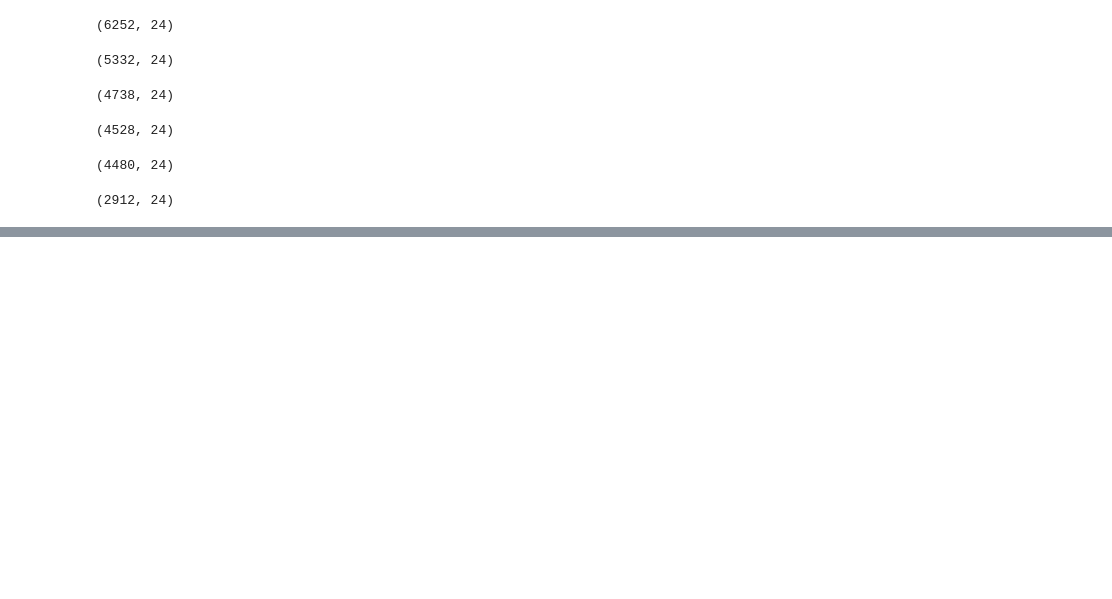
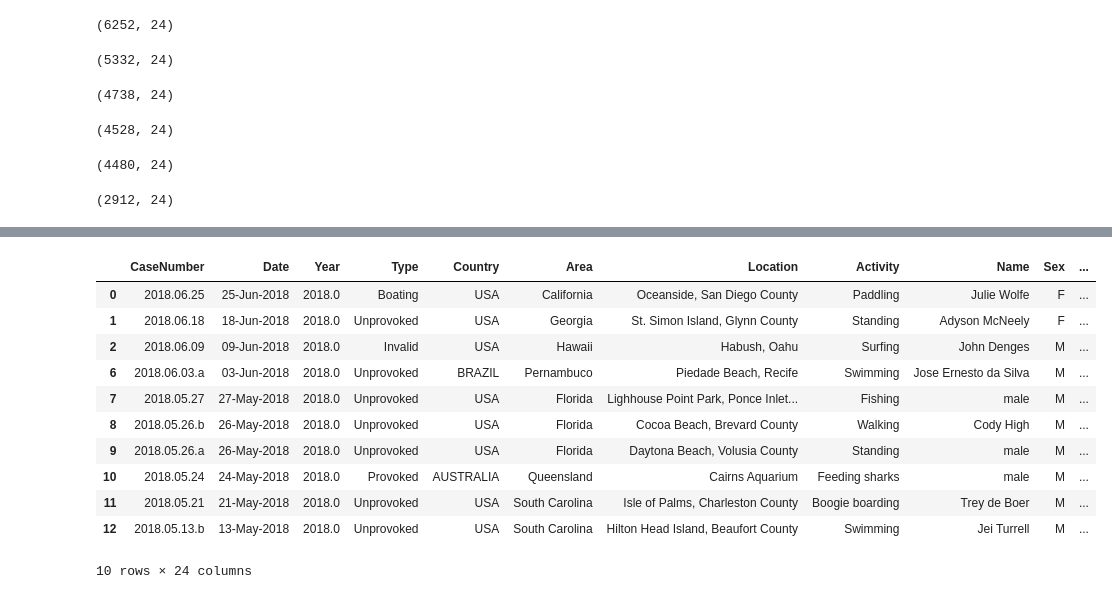
Before and after one commit to LuCostilla/W2_pandas_project_Lucia_Costilla, a Jupyter notebook: Clean.ipynb, the cells around one changed output, grey strips where cells are left out. Saved outputs shown, nothing was run; the diff lists cells and outputs as text; code cells hidden in the pictures; blank space fills up the shorter version.

```diff
--- a/Clean.ipynb
+++ b/Clean.ipynb
@@ -135,0 +153,4 @@ data.shape
+# %%
+#corregir las especies y si no especifíca poner "undefined"
+
+species_mal = list(data.Species.value_counts().index)
@@ -135,0 +276,15 @@ data.shape
+# %%
+data.head(10)
+# %% [output]
+|  | CaseNumber | Date | Year | Type | Country | Area | Location | Activity | Name | Sex | ... |
+| 0 | 2018.06.25 | 25-Jun-2018 | 2018.0 | Boating | USA | California | Oceanside, San Diego County | Paddling | Julie Wolfe | F | ... |
+| 1 | 2018.06.18 | 18-Jun-2018 | 2018.0 | Unprovoked | USA | Georgia | St. Simon Island, Glynn County | Standing | Adyson McNeely | F | ... |
+| 2 | 2018.06.09 | 09-Jun-2018 | 2018.0 | Invalid | USA | Hawaii | Habush, Oahu | Surfing | John Denges | M | ... |
+| 6 | 2018.06.03.a | 03-Jun-2018 | 2018.0 | Unprovoked | BRAZIL | Pernambuco | Piedade Beach, Recife | Swimming | Jose Ernesto da Silva | M | ... |
+| 7 | 2018.05.27 | 27-May-2018 | 2018.0 | Unprovoked | USA | Florida | Lighhouse Point Park, Ponce Inlet... | Fishing | male | M | ... |
+| 8 | 2018.05.26.b | 26-May-2018 | 2018.0 | Unprovoked | USA | Florida | Cocoa Beach, Brevard County | Walking | Cody High | M | ... |
+| 9 | 2018.05.26.a | 26-May-2018 | 2018.0 | Unprovoked | USA | Florida | Daytona Beach, Volusia County | Standing | male | M | ... |
+| 10 | 2018.05.24 | 24-May-2018 | 2018.0 | Provoked | AUSTRALIA | Queensland | Cairns Aquarium | Feeding sharks | male | M | ... |
+| 11 | 2018.05.21 | 21-May-2018 | 2018.0 | Unprovoked | USA | South Carolina | Isle of Palms, Charleston County | Boogie boarding | Trey de Boer | M | ... |
+| 12 | 2018.05.13.b | 13-May-2018 | 2018.0 | Unprovoked | USA | South Carolina | Hilton Head Island, Beaufort County | Swimming | Jei Turrell | M | ... |
+10 rows × 24 columns
```
Also changed, not shown: parts of 4 cells of this notebook.
